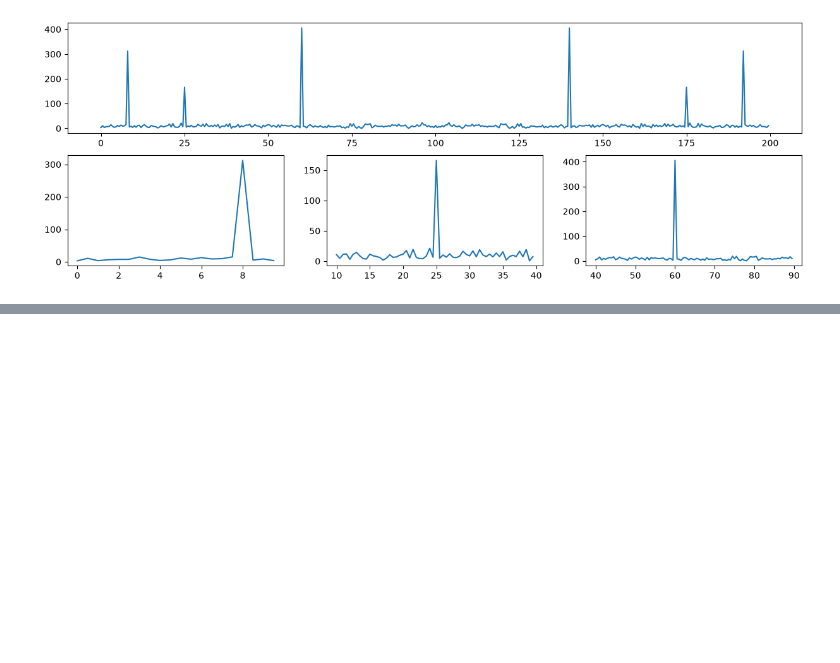
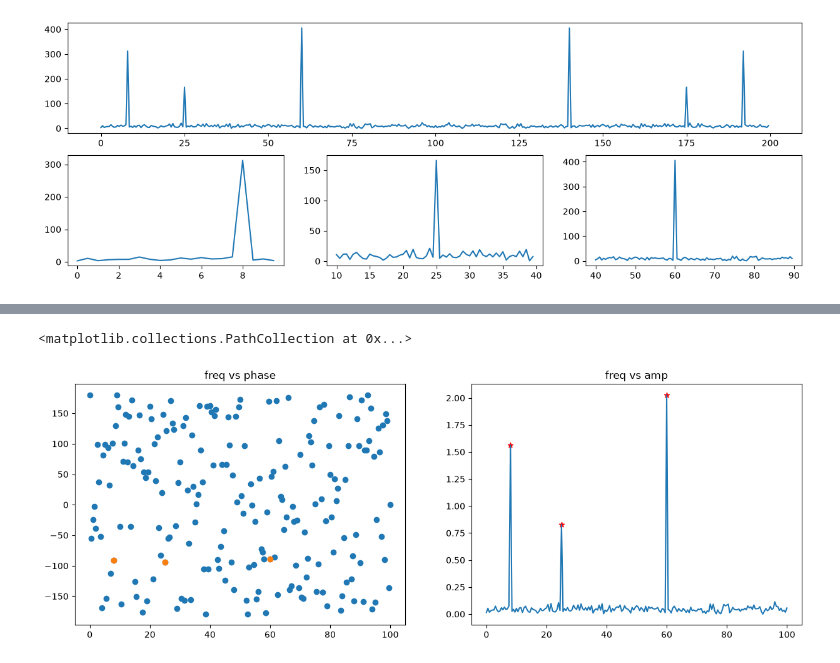
Before and after one commit to sotheasokea/Digital-Signal-Processing-Lecture, a Jupyter notebook: Other Exercises/SepectrumBinsPhaseFFTHonestPeaks.ipynb, the cells around one changed output, grey strips where cells are left out. Cells and saved outputs as stored; diff of their text form; code cells hidden in the pictures; blank space fills up the shorter version.

```diff
--- a/Other Exercises/SepectrumBinsPhaseFFTHonestPeaks.ipynb
+++ b/Other Exercises/SepectrumBinsPhaseFFTHonestPeaks.ipynb
@@ -108,0 +130,20 @@ plt.plot(freq[80:180], mag[80:180])
+# %%
+important = mag > 0.8
+phase = np.angle(Y[:N//2 + 1], deg = True)
+
+
+
+plt.figure(figsize=(15, 5))
+
+plt.subplot(1, 2, 1)
+plt.title("freq vs phase")
+plt.scatter(freq, phase)
+plt.scatter(freq[important], phase[important])
+
+plt.subplot(1, 2, 2)
+plt.title("freq vs amp")
+plt.plot(freq, mag)
+plt.scatter(freq[important], mag[important], marker = "*", color = "red")
+# %% [output]
+<matplotlib.collections.PathCollection at 0x...>
+[figure, added]
```
Also changed, not shown: parts of 4 cells of this notebook.
